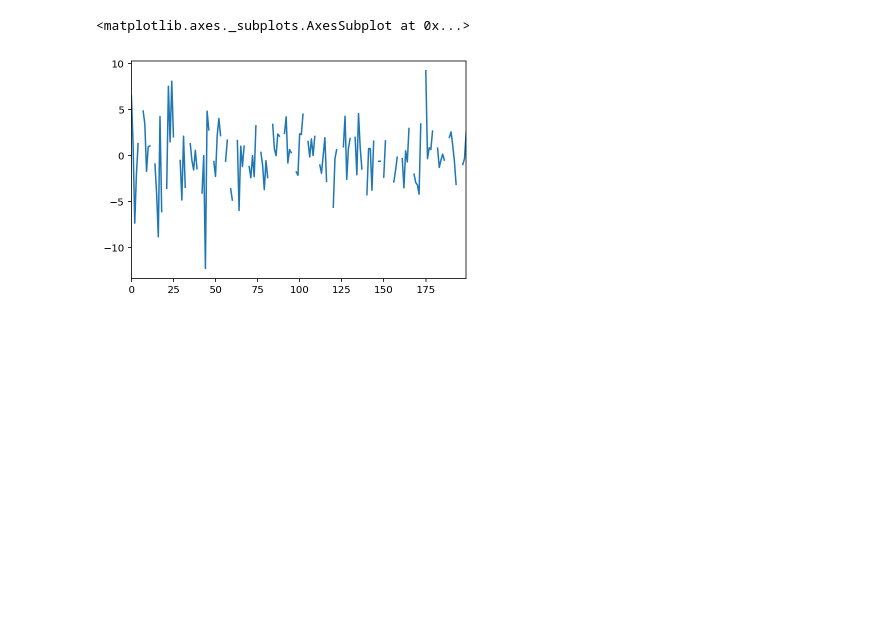
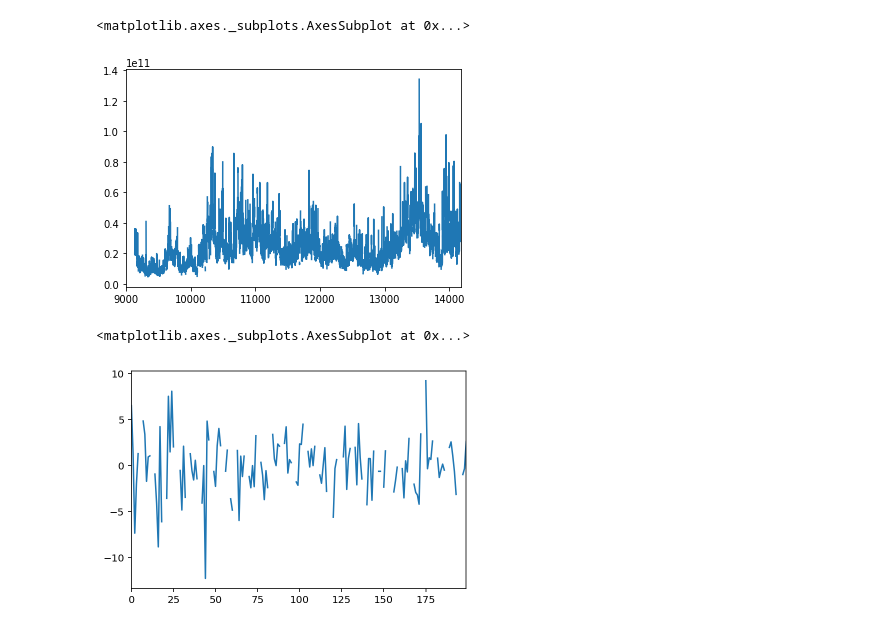
Before and after one commit to mokpolar/KRX_semiconductor_index_prediction, a Jupyter notebook: regression_with_full_data_20200129.ipynb, the cells around one changed output. Saved outputs shown, nothing was run; the diff lists cells and outputs as text; code cells hidden in the pictures; blank space fills up the shorter version.

```diff
--- a/regression_with_full_data_20200129.ipynb
+++ b/regression_with_full_data_20200129.ipynb
@@ -4,0 +63,5 @@ df.drop('Unnamed: 0', axis = 1, inplace =True)
+# %%
+(df['KRXsemiconductor_volume']*df['KRXsemiconductor_close'])[9000:15000].plot()
+# %% [output]
+<matplotlib.axes._subplots.AxesSubplot at 0x...>
+[figure, added]
```
Also changed, not shown: parts of 10 cells of this notebook, 1 other file.
